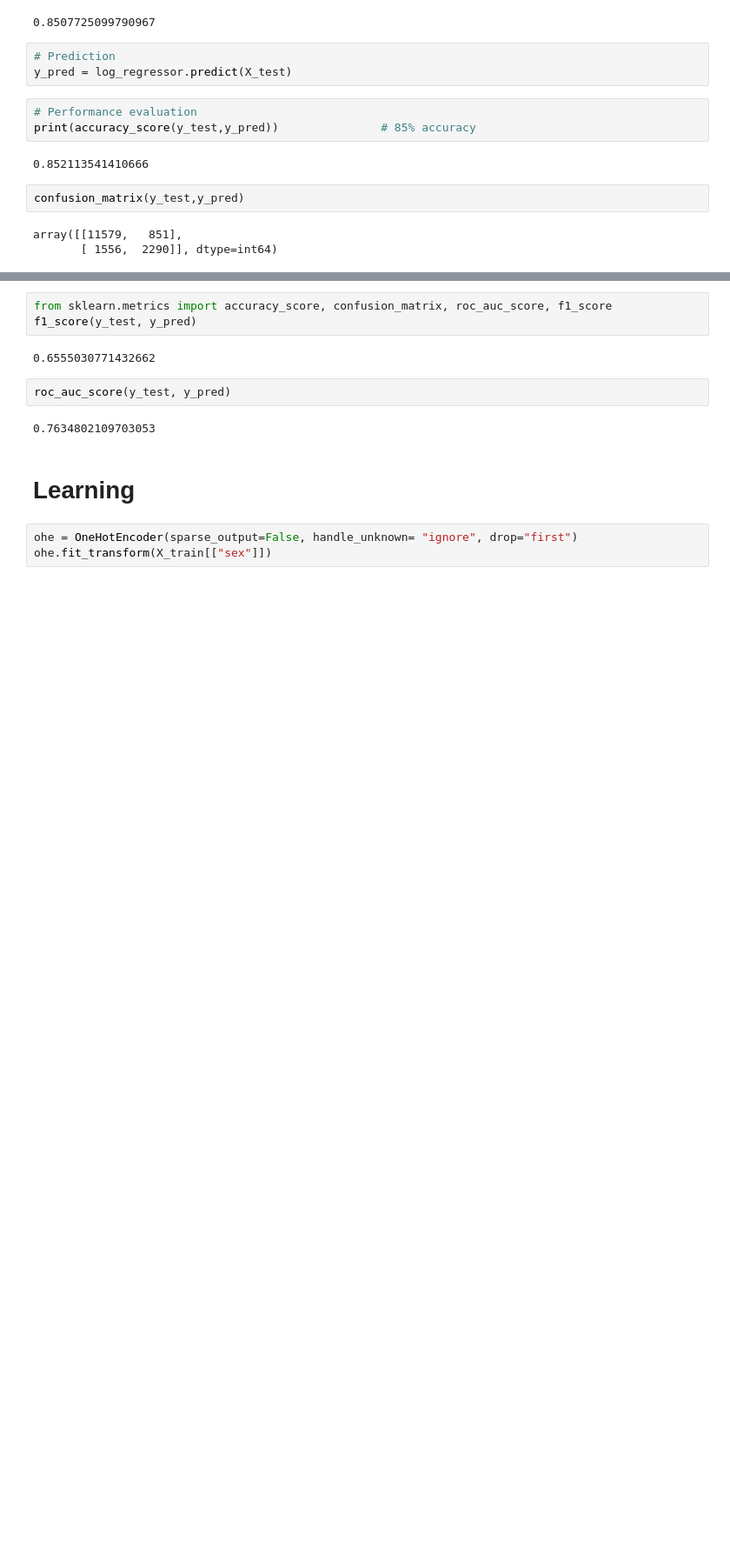
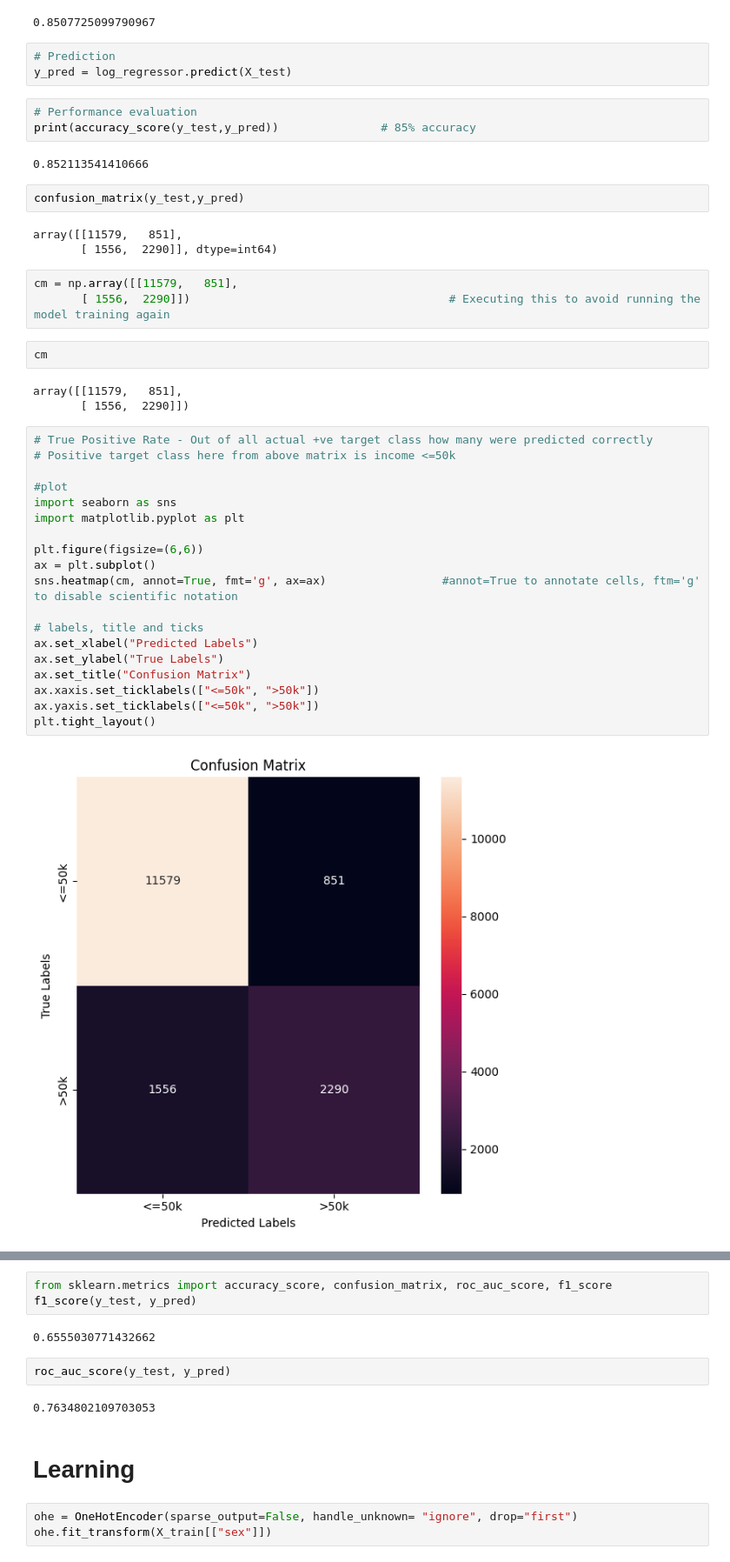
Before and after one commit to m4nu7/CencusIncomeLogisticRegression, a Jupyter notebook: notebooks/model_training.ipynb, the cells around one changed output, grey strips where cells are left out. Shown at 87% size. Cells and saved outputs as stored; diff of their text form; blank space fills up the shorter version.

```diff
--- a/notebooks/model_training.ipynb
+++ b/notebooks/model_training.ipynb
@@ -261,3 +281,32 @@ confusion_matrix(y_test,y_pred)
 # %% [output]
 array([[11579,   851],
        [ 1556,  2290]], dtype=int64)
+# %%
+cm = np.array([[11579,   851],
+       [ 1556,  2290]])                                      # Executing this to avoid running the model training again
+# %%
+cm
+# %% [output]
+array([[11579,   851],
+       [ 1556,  2290]])
+# %%
+# True Positive Rate - Out of all actual +ve target class how many were predicted correctly
+# Positive target class here from above matrix is income <=50k
+
+#plot
+import seaborn as sns
+import matplotlib.pyplot as plt
+
+plt.figure(figsize=(6,6))
+ax = plt.subplot()
+sns.heatmap(cm, annot=True, fmt='g', ax=ax)                 #annot=True to annotate cells, ftm='g' to disable scientific notation
+
+# labels, title and ticks
+ax.set_xlabel("Predicted Labels")
+ax.set_ylabel("True Labels")
+ax.set_title("Confusion Matrix")
+ax.xaxis.set_ticklabels(["<=50k", ">50k"])
+ax.yaxis.set_ticklabels(["<=50k", ">50k"])
+plt.tight_layout()
+# %% [output]
+[figure, added]
```
Also changed, not shown: parts of 4 cells of this notebook, 1 other file.
